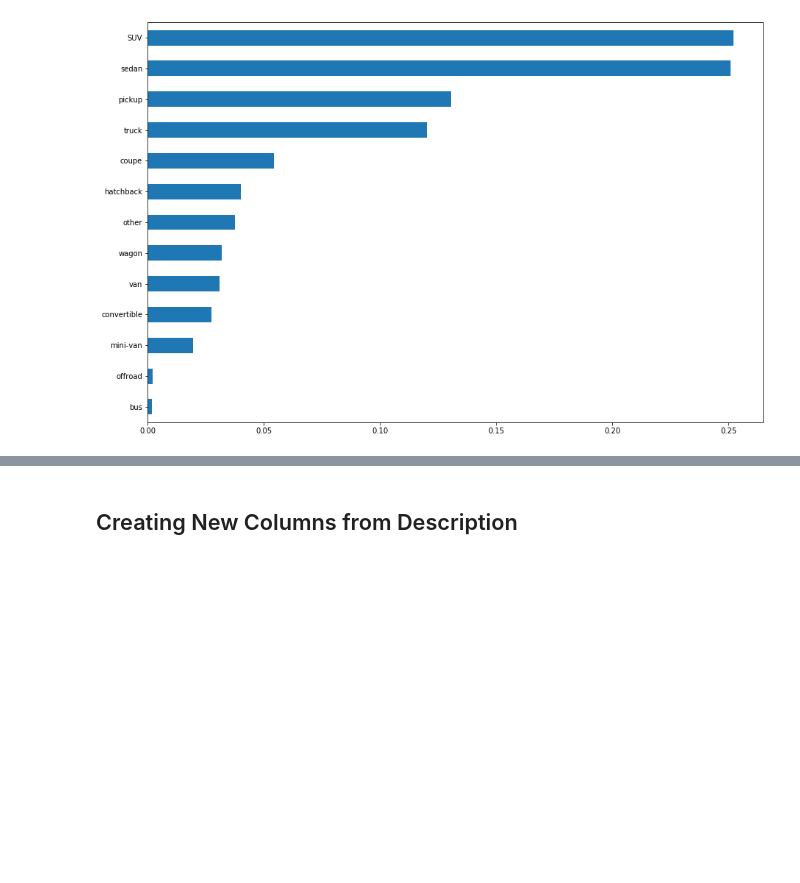
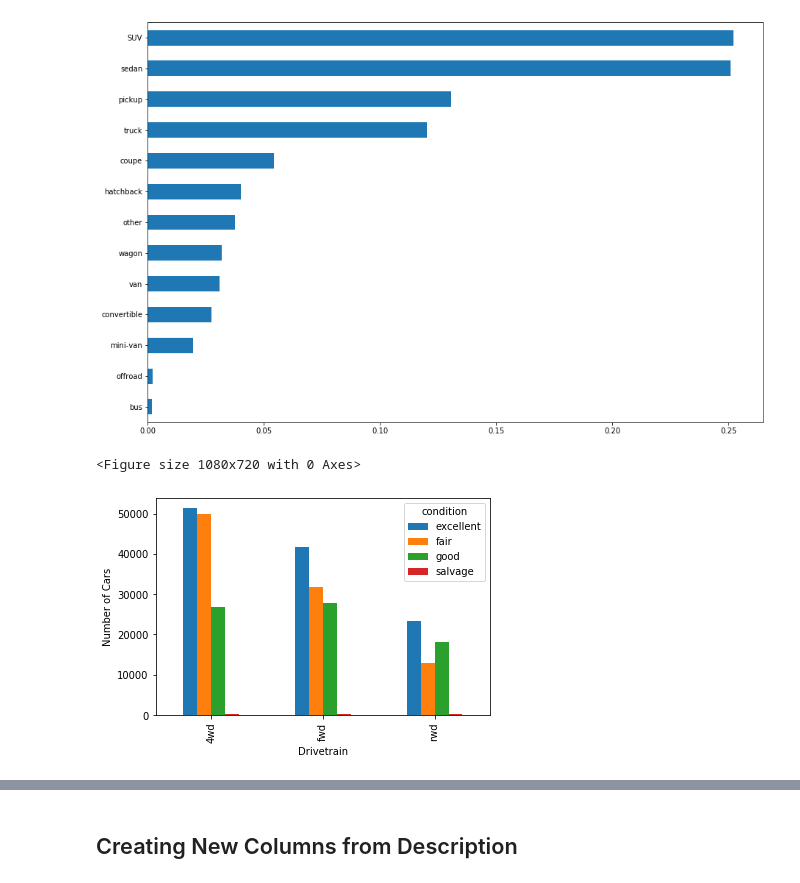
Before and after one commit to jagan-singh/Car-Price-Prediction, a Jupyter notebook: project.ipynb, the cells around one changed output, grey strips where cells are left out. Cells and saved outputs as stored; diff of their text form; code cells hidden in the pictures; blank space fills up the shorter version.

```diff
--- a/project.ipynb
+++ b/project.ipynb
@@ -301,3 +305,11 @@ df['type'].value_counts(normalize = True, ascending = True).plot(kind='barh')
 # %% [output]
 <matplotlib.axes._subplots.AxesSubplot at 0x...>
 [figure]
+# %%
+plt.figure(figsize = (15,10));
+ax = df.groupby(['drive', 'condition']).price.count().unstack().plot(kind = 'bar');
+ax.set_ylabel("Number of Cars");
+ax.set_xlabel("Drivetrain");
+# %% [output]
+<Figure size 1080x720 with 0 Axes>
+[figure, added]
```
Also changed, not shown: parts of 51 cells of this notebook, 1 other file.
